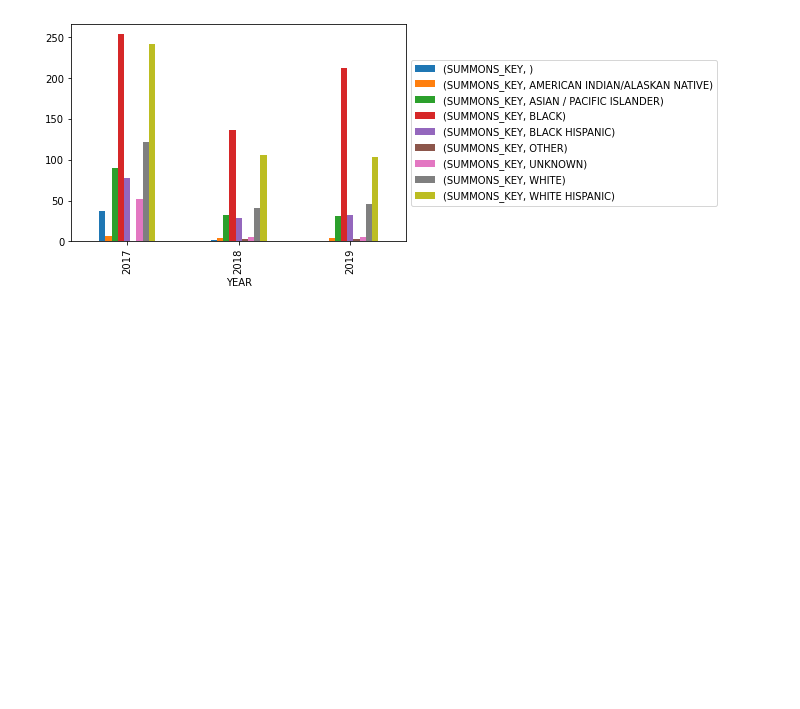
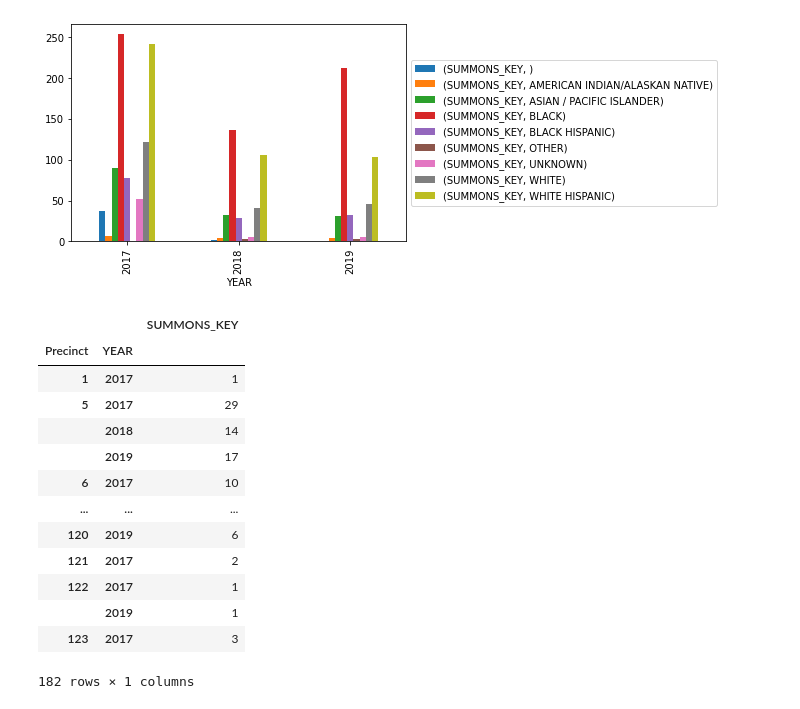
Before and after one commit to aliceafriedman/data608_final, a Jupyter notebook: docs/data_acquisition_cleaning_bicycle_summons.ipynb, the cells around one changed output. Drawn from its saved outputs; the diff is of its cells as text; code cells hidden in the pictures; blank space fills up the shorter version.

```diff
--- a/docs/data_acquisition_cleaning_bicycle_summons.ipynb
+++ b/docs/data_acquisition_cleaning_bicycle_summons.ipynb
@@ -264,4 +264,4 @@ bike_summons.loc[other, 'cat'] = 'other'
 bike_summons['YEAR'] = bike_summons['SUMMONS_DATE'].dt.year
 # %%
 #rename precinct col
-bike_summons.rename(columns={"PRECINCT_OF_OCCUR":"Precinct"})
+bike_summons = bike_summons.rename(columns={"PRECINCT_OF_OCCUR":"Precinct"})
@@ -368,3 +326,20 @@ plt.legend(loc='center left', bbox_to_anchor=(1.0, 0.5))
 # %% [output]
 <matplotlib.legend.Legend at 0x...>
 [figure]
+# %%
+bike_summons[bike_summons['YEAR']>2016][['SUMMONS_KEY', 'Precinct', 'YEAR']].groupby(['Precinct', 'YEAR']).count()
+# %% [output]
+|  |  | SUMMONS_KEY |
+| Precinct | YEAR |  |
+| 1 | 2017 | 1 |
+| 5 | 2017 | 29 |
+|  | 2018 | 14 |
+|  | 2019 | 17 |
+| 6 | 2017 | 10 |
+| ... | ... | ... |
+| 120 | 2019 | 6 |
+| 121 | 2017 | 2 |
+| 122 | 2017 | 1 |
+|  | 2019 | 1 |
+| 123 | 2017 | 3 |
+182 rows × 1 columns
```
Also changed, not shown: parts of 9 cells of this notebook, 1 other file.
